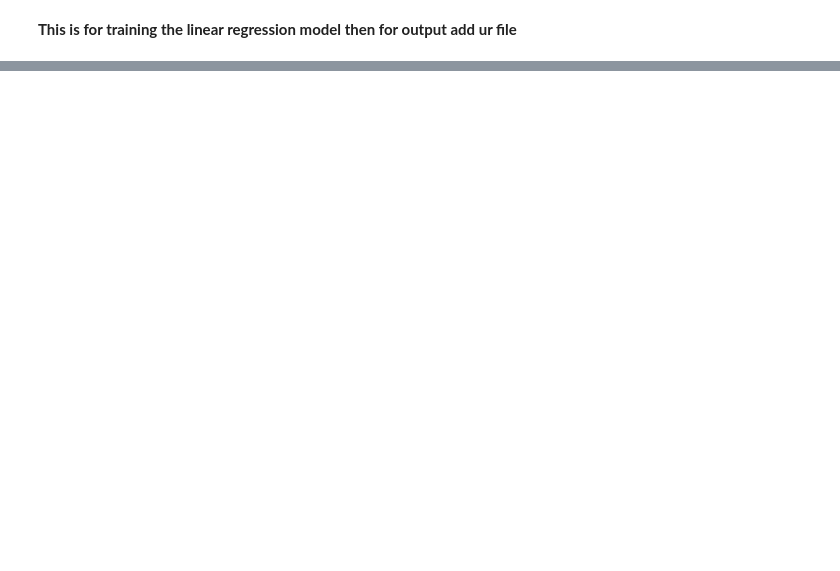
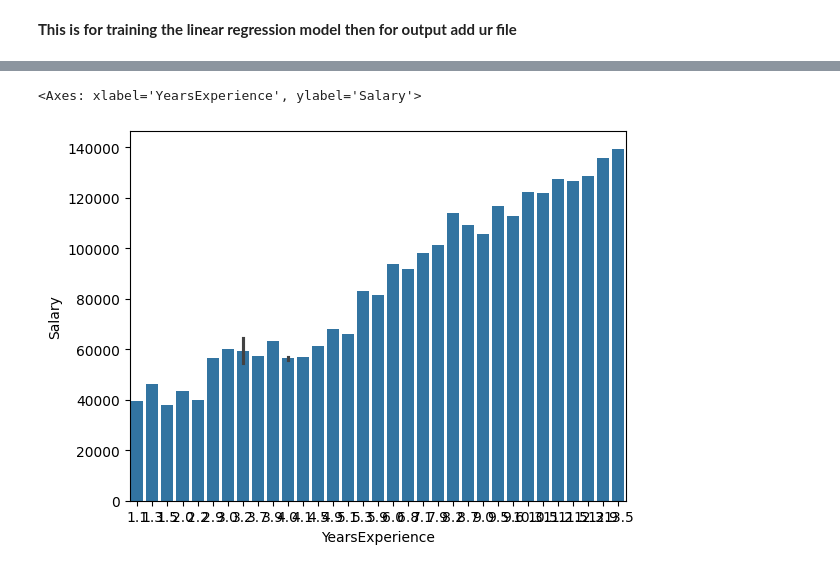
Before and after one commit to snehaaraj27/Machine_learning_models, a Jupyter notebook: Linear_Regression.ipynb, the cells around one changed output, grey strips where cells are left out. Saved outputs shown, nothing was run; the diff lists cells and outputs as text; code cells hidden in the pictures; blank space fills up the shorter version.

```diff
--- a/Linear_Regression.ipynb
+++ b/Linear_Regression.ipynb
@@ -134,0 +176,5 @@ r2_score(y_train_dense, y_pred) #if the output in 91 and above is the valide mod
+# %%
+sns.barplot(x='YearsExperience',y='Salary',data=salary_data)
+# %% [output]
+<Axes: xlabel='YearsExperience', ylabel='Salary'>
+[figure, added]
```
Also changed, not shown: parts of 16 cells of this notebook.
